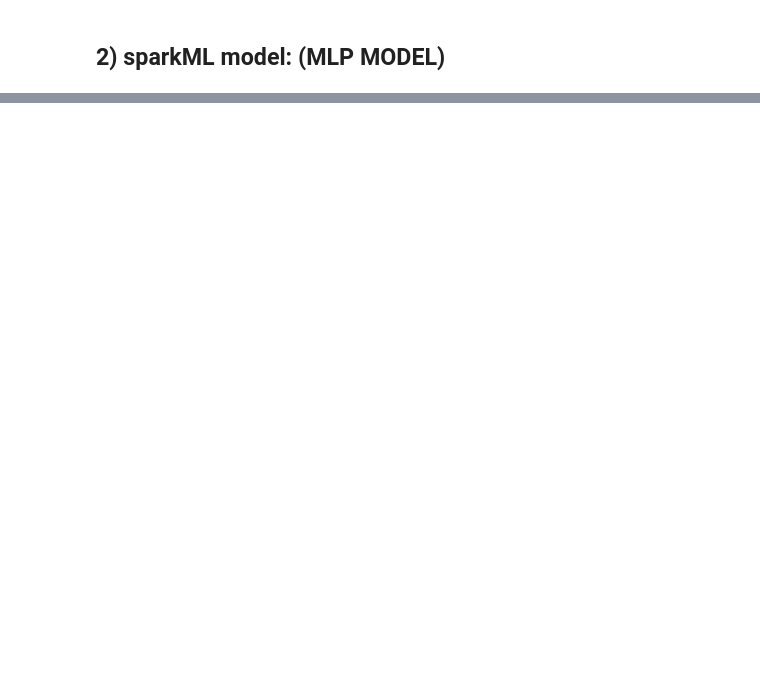
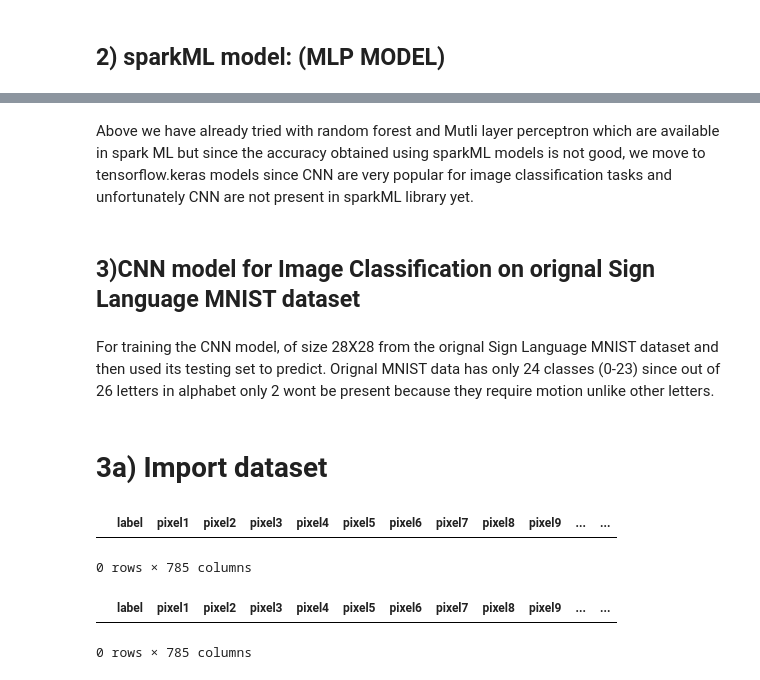
Before and after one commit to LeoLuoUofT/SIGNIT, a Jupyter notebook: classifier.ipynb, the cells around one changed output, grey strips where cells are left out. Cells and saved outputs as stored; diff of their text form; code cells hidden in the pictures; blank space fills up the shorter version.

Commit message:
Add files via upload
classification models

```diff
--- a/classifier.ipynb
+++ b/classifier.ipynb
@@ -840,2 +119,22 @@ print(accuracy)
 # %%
 spark.stop()
+# %% [markdown]
+Above we have already tried with random forest and Mutli layer perceptron which are available in spark ML but since the accuracy obtained using sparkML models is not good, we move to tensorflow.keras models since CNN are very popular for image classification tasks and unfortunately CNN are not present in sparkML library yet.
+# %% [markdown]
+## 3)CNN model for Image Classification on orignal Sign Language MNIST dataset
+# %% [markdown]
+For training the CNN model, of size 28X28 from the orignal Sign Language MNIST dataset and then used its testing set to predict. Orignal MNIST data has only 24 classes (0-23) since out of 26 letters in alphabet only 2 wont be present because they require motion unlike other letters.
+# %% [markdown]
+# 3a) Import dataset
+# %%
+import pandas as pd
+import numpy as np
+train_data_df = pd.read_csv(r"/content/sign_mnist_train.csv")
+test_data_df = pd.read_csv(r"/content/sign_mnist_test.csv")
+# %%
+#since J=9 and 25=Z in MNIST are not present because of gesture motions, so we check and adjust for them
+#we dont really need to adjust for Z since its the last class already in the sequence
+train_data_df[train_data_df.label == 9]
+# %% [output]
+|  | label | pixel1 | pixel2 | pixel3 | pixel4 | pixel5 | pixel6 | pixel7 | pixel8 | pixel9 | ... | ... |
+0 rows × 785 columns
@@ -841,0 +143,5 @@ spark.stop()
+# %%
+test_data_df[test_data_df.label == 9]
+# %% [output]
+|  | label | pixel1 | pixel2 | pixel3 | pixel4 | pixel5 | pixel6 | pixel7 | pixel8 | pixel9 | ... | ... |
+0 rows × 785 columns
```
Also changed, not shown: parts of 259 cells of this notebook.
